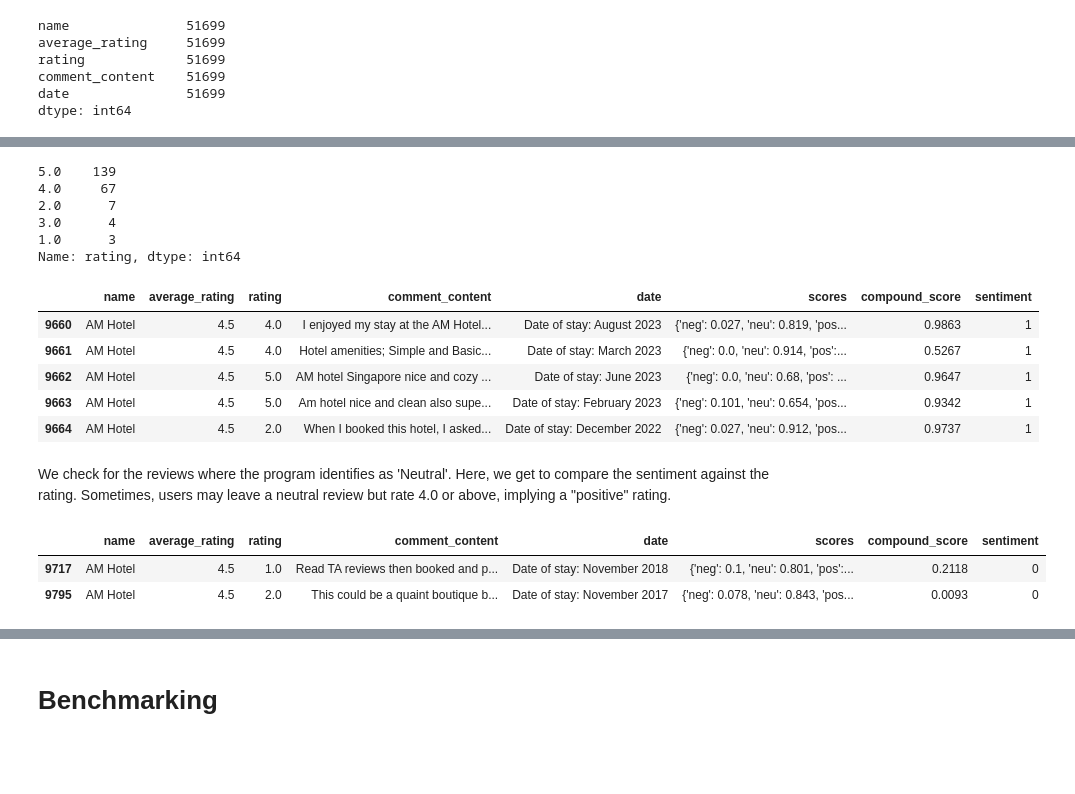
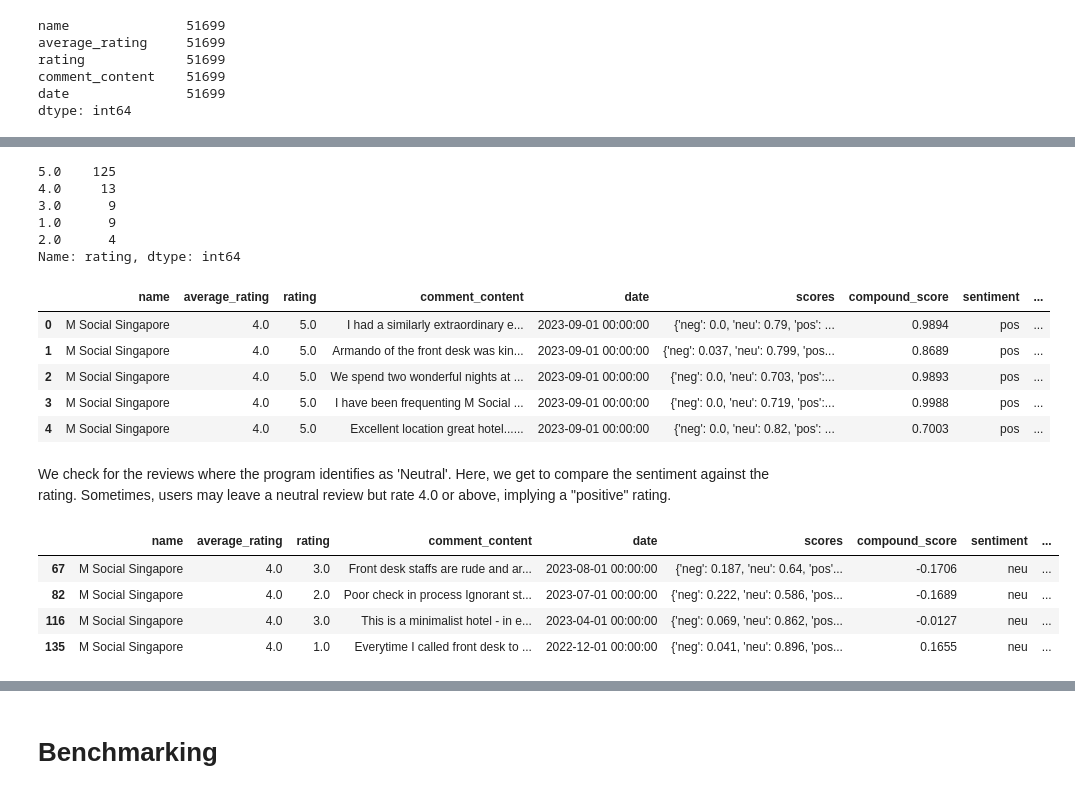
Before and after one commit to Odys6x/Python-DataAnalysis, a Jupyter notebook: python_project/notebooks/SA_vader.ipynb, the cells around one changed output, grey strips where cells are left out. Drawn from its saved outputs; the diff is of its cells as text; code cells hidden in the pictures; blank space fills up the shorter version.

```diff
--- a/python_project/notebooks/SA_vader.ipynb
+++ b/python_project/notebooks/SA_vader.ipynb
@@ -51,3 +51,9 @@ rating             51699
 comment_content    51699
 date               51699
 dtype: int64
+# %%
+from datetime import datetime
+df['date'] = [str(x).replace('Date of stay: ', '') for x in df['date']]
+
+df['date'] = [datetime.strptime(date, '%B %Y') for date in df['date']]
+df.head()
@@ -54,16 +67,16 @@ dtype: int64
 # %%
 # allow user to select hotel name
-hotel_name = 'AM Hotel'
+hotel_name = 'M Social Singapore'
 # %%
 df = df[df.loc[:, ['name']].values == hotel_name]
 # %%
 df['rating'].value_counts()
 # %% [output]
-5.0    139
-4.0     67
-2.0      7
-3.0      4
-1.0      3
+5.0    125
+4.0     13
+3.0      9
+1.0      9
+2.0      4
 Name: rating, dtype: int64
 # %%
 # instantiate the analyzer
@@ -76,31 +89,46 @@ df['compound_score'] = df['scores'].apply(lambda d:d['compound'])
 def sentiment(score):
     if score > 0.25:
         # pos
-        return 1
+        return 'pos'
     elif score < -0.25:
         # neg
-        return -1
+        return 'neg'
     else:
         # neutral
-        return 0
+        return 'neu'
 
 df['sentiment'] = df['compound_score'].apply(sentiment)
+# %%
+def sentiment_num(score):
+    if score > 0.25:
+        # pos
+        return 1
+    elif score < -0.25:
+        # neg
+        return -1
+    else:
+        # neutral
+        return 0
+
+df['sentiment_num'] = df['compound_score'].apply(sentiment_num)
 # %%
 df.head()
 # %% [output]
-|  | name | average_rating | rating | comment_content | date | scores | compound_score | sentiment |
-| 9660 | AM Hotel | 4.5 | 4.0 | I enjoyed my stay at the AM Hotel... | Date of stay: August 2023 | {'neg': 0.027, 'neu': 0.819, 'pos... | 0.9863 | 1 |
-| 9661 | AM Hotel | 4.5 | 4.0 | Hotel amenities; Simple and Basic... | Date of stay: March 2023 | {'neg': 0.0, 'neu': 0.914, 'pos':... | 0.5267 | 1 |
-| 9662 | AM Hotel | 4.5 | 5.0 | AM hotel Singapore nice and cozy ... | Date of stay: June 2023 | {'neg': 0.0, 'neu': 0.68, 'pos': ... | 0.9647 | 1 |
-| 9663 | AM Hotel | 4.5 | 5.0 | Am hotel nice and clean also supe... | Date of stay: February 2023 | {'neg': 0.101, 'neu': 0.654, 'pos... | 0.9342 | 1 |
-| 9664 | AM Hotel | 4.5 | 2.0 | When I booked this hotel, I asked... | Date of stay: December 2022 | {'neg': 0.027, 'neu': 0.912, 'pos... | 0.9737 | 1 |
+|  | name | average_rating | rating | comment_content | date | scores | compound_score | sentiment | ... |
+| 0 | M Social Singapore | 4.0 | 5.0 | I had a similarly extraordinary e... | 2023-09-01 00:00:00 | {'neg': 0.0, 'neu': 0.79, 'pos': ... | 0.9894 | pos | ... |
+| 1 | M Social Singapore | 4.0 | 5.0 | Armando of the front desk was kin... | 2023-09-01 00:00:00 | {'neg': 0.037, 'neu': 0.799, 'pos... | 0.8689 | pos | ... |
+| 2 | M Social Singapore | 4.0 | 5.0 | We spend two wonderful nights at ... | 2023-09-01 00:00:00 | {'neg': 0.0, 'neu': 0.703, 'pos':... | 0.9893 | pos | ... |
+| 3 | M Social Singapore | 4.0 | 5.0 | I have been frequenting M Social ... | 2023-09-01 00:00:00 | {'neg': 0.0, 'neu': 0.719, 'pos':... | 0.9988 | pos | ... |
+| 4 | M Social Singapore | 4.0 | 5.0 | Excellent location great hotel...... | 2023-09-01 00:00:00 | {'neg': 0.0, 'neu': 0.82, 'pos': ... | 0.7003 | pos | ... |
 # %% [markdown]
 We check for the reviews where the program identifies as 'Neutral'. Here, we get to compare the sentiment against the rating. Sometimes, users may leave a neutral review but rate 4.0 or above, implying a "positive" rating.
 # %%
 # check which columns are neutral
-df.loc[df['sentiment'] == 0]
+df.loc[df['sentiment'] == 'neu']
 # %% [output]
-|  | name | average_rating | rating | comment_content | date | scores | compound_score | sentiment |
-| 9717 | AM Hotel | 4.5 | 1.0 | Read TA reviews then booked and p... | Date of stay: November 2018 | {'neg': 0.1, 'neu': 0.801, 'pos':... | 0.2118 | 0 |
-| 9795 | AM Hotel | 4.5 | 2.0 | This could be a quaint boutique b... | Date of stay: November 2017 | {'neg': 0.078, 'neu': 0.843, 'pos... | 0.0093 | 0 |
+|  | name | average_rating | rating | comment_content | date | scores | compound_score | sentiment | ... |
+| 67 | M Social Singapore | 4.0 | 3.0 | Front desk staffs are rude and ar... | 2023-08-01 00:00:00 | {'neg': 0.187, 'neu': 0.64, 'pos'... | -0.1706 | neu | ... |
+| 82 | M Social Singapore | 4.0 | 2.0 | Poor check in process Ignorant st... | 2023-07-01 00:00:00 | {'neg': 0.222, 'neu': 0.586, 'pos... | -0.1689 | neu | ... |
+| 116 | M Social Singapore | 4.0 | 3.0 | This is a minimalist hotel - in e... | 2023-04-01 00:00:00 | {'neg': 0.069, 'neu': 0.862, 'pos... | -0.0127 | neu | ... |
+| 135 | M Social Singapore | 4.0 | 1.0 | Everytime I called front desk to ... | 2022-12-01 00:00:00 | {'neg': 0.041, 'neu': 0.896, 'pos... | 0.1655 | neu | ... |
 # %%
```
Also changed, not shown: parts of 9 cells of this notebook, 2 other files.
